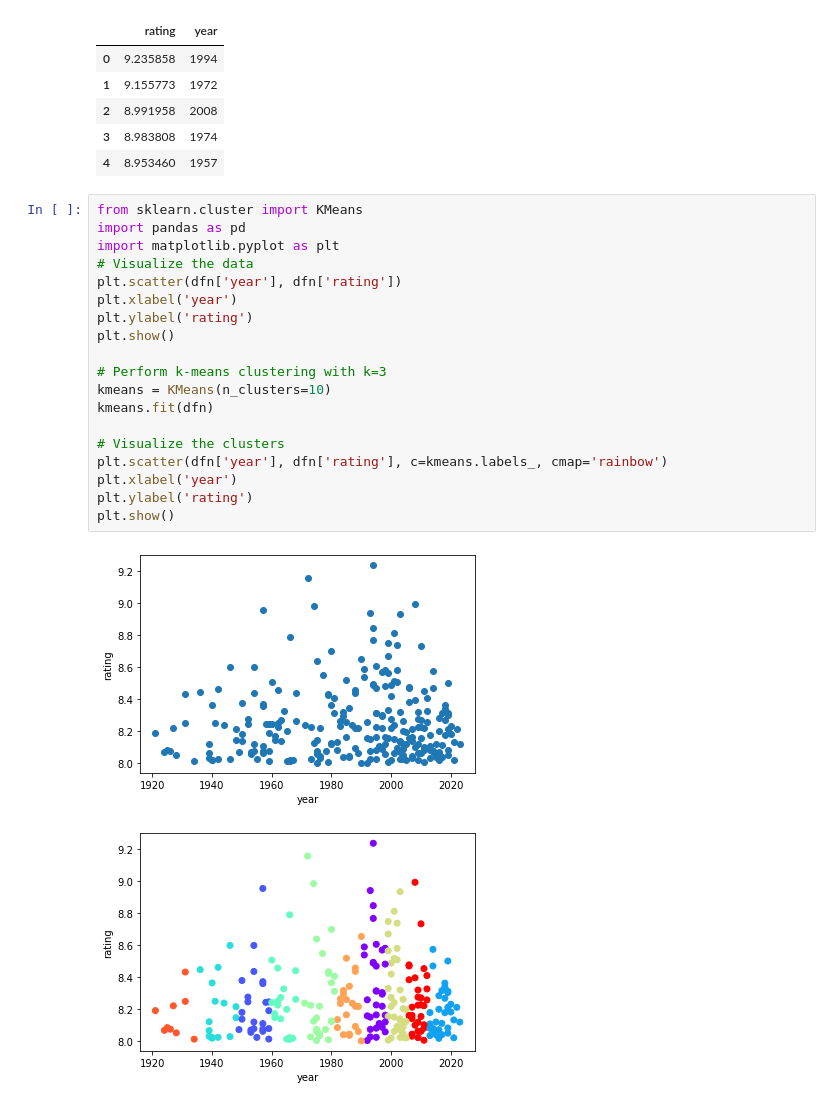
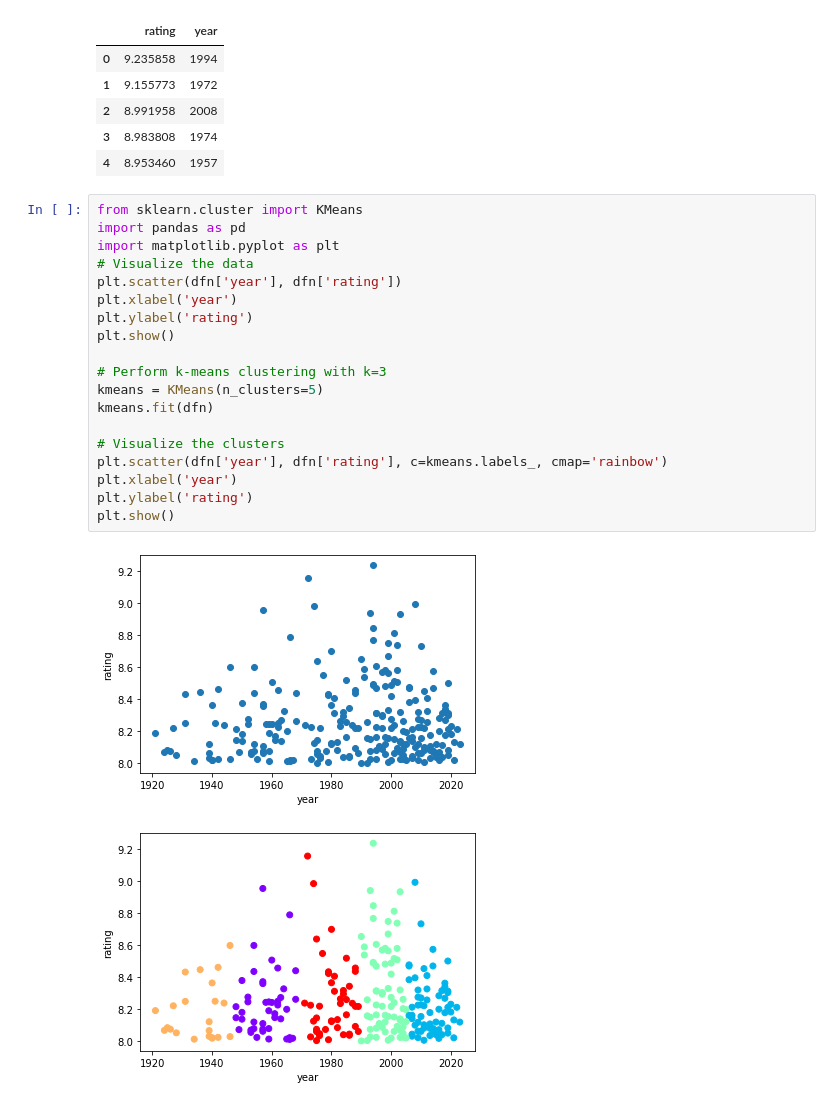
Before and after one commit to mohdzain98/ADBMS, a Jupyter notebook: clusteringLab11.ipynb, the cells around one changed output. Saved outputs shown, nothing was run; the diff lists cells and outputs as text.

```diff
--- a/clusteringLab11.ipynb
+++ b/clusteringLab11.ipynb
@@ -47,22 +49,22 @@ dfn.head(5)
 # %%
 from sklearn.cluster import KMeans
 import pandas as pd
 import matplotlib.pyplot as plt
 # Visualize the data
 plt.scatter(dfn['year'], dfn['rating'])
 plt.xlabel('year')
 plt.ylabel('rating')
 plt.show()
 
 # Perform k-means clustering with k=3
-kmeans = KMeans(n_clusters=10)
+kmeans = KMeans(n_clusters=5)
 kmeans.fit(dfn)
 
 # Visualize the clusters
 plt.scatter(dfn['year'], dfn['rating'], c=kmeans.labels_, cmap='rainbow')
 plt.xlabel('year')
 plt.ylabel('rating')
 plt.show()
 # %% [output]
 [figure]
-[figure, old version]
+[figure, new version]
```
Also changed, not shown: parts of 19 cells of this notebook.
